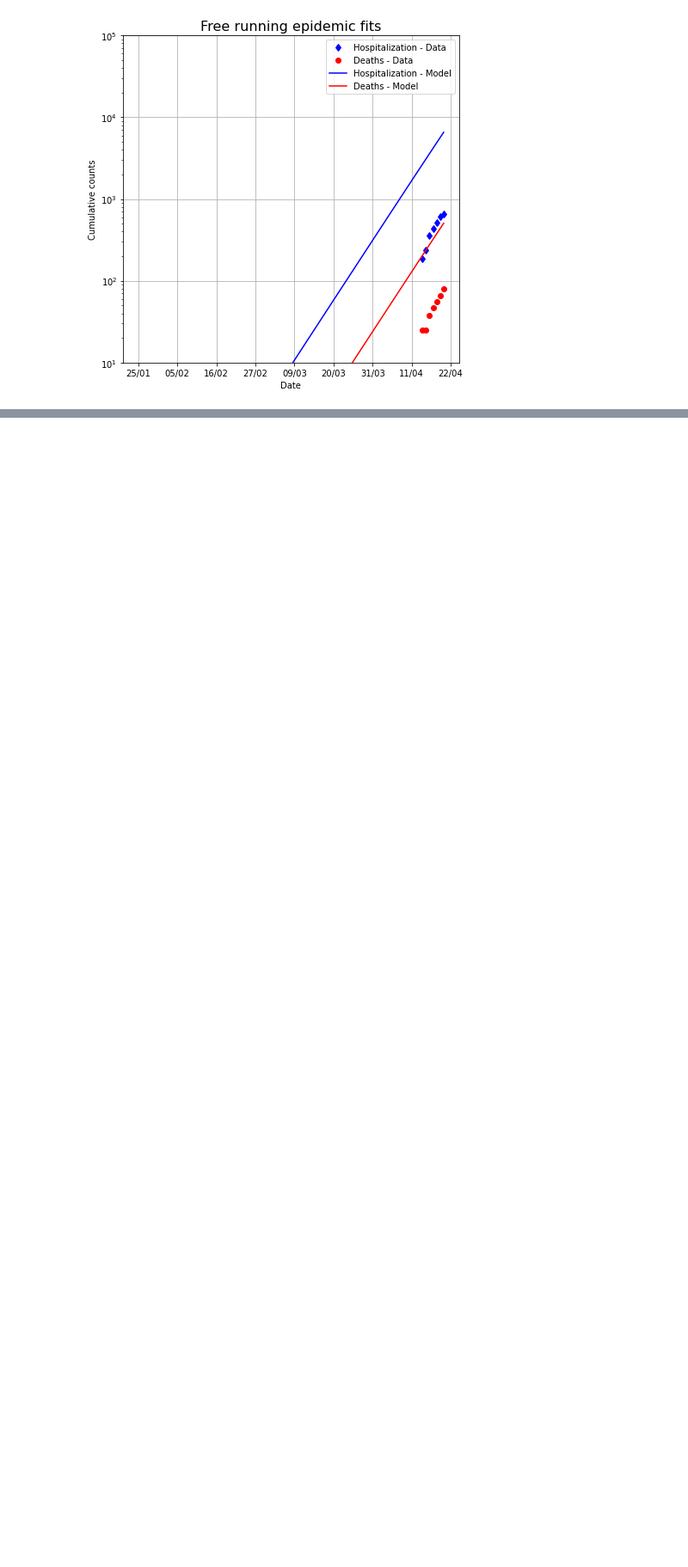
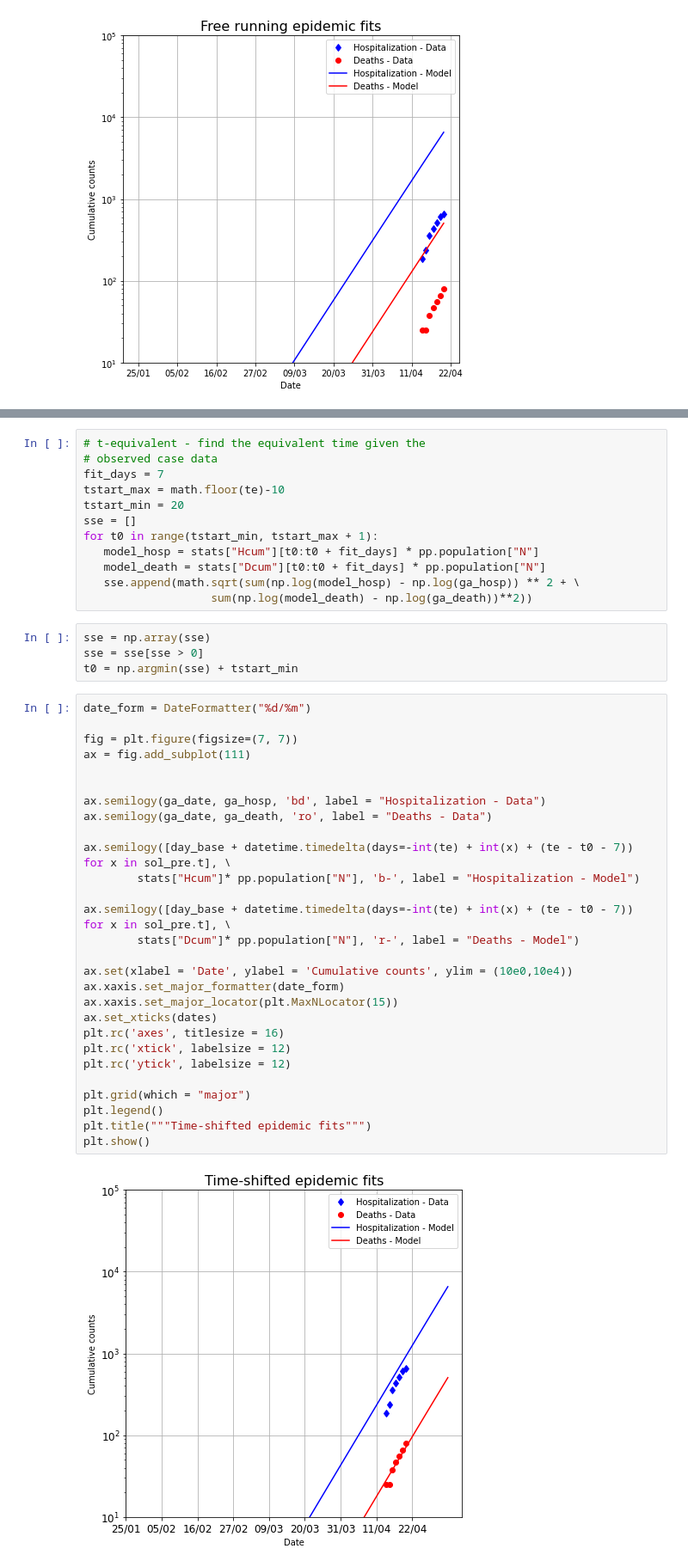
Before and after one commit to ddiannae/covid-19-ga-summer-2020, a Jupyter notebook: python/fit_covid_model.ipynb, the cells around one changed output, grey strips where cells are left out. Shown: that part at 86% size. Cells and saved outputs as stored; diff of their text form; blank space fills up the shorter version.

Commit message:
Adding the time shifting functionality

```diff
--- a/python/fit_covid_model.ipynb
+++ b/python/fit_covid_model.ipynb
@@ -109,0 +112,46 @@ plt.show()
+# %%
+# t-equivalent - find the equivalent time given the
+# observed case data
+fit_days = 7
+tstart_max = math.floor(te)-10
+tstart_min = 20
+sse = []
+for t0 in range(tstart_min, tstart_max + 1):
+   model_hosp = stats["Hcum"][t0:t0 + fit_days] * pp.population["N"]
+   model_death = stats["Dcum"][t0:t0 + fit_days] * pp.population["N"]
+   sse.append(math.sqrt(sum(np.log(model_hosp) - np.log(ga_hosp)) ** 2 + \
+                   sum(np.log(model_death) - np.log(ga_death))**2))
+# %%
+sse = np.array(sse)
+sse = sse[sse > 0]
+t0 = np.argmin(sse) + tstart_min
+# %%
+date_form = DateFormatter("%d/%m")
+
+fig = plt.figure(figsize=(7, 7))
+ax = fig.add_subplot(111)
+
+
+ax.semilogy(ga_date, ga_hosp, 'bd', label = "Hospitalization - Data")
+ax.semilogy(ga_date, ga_death, 'ro', label = "Deaths - Data")
+
+ax.semilogy([day_base + datetime.timedelta(days=-int(te) + int(x) + (te - t0 - 7)) for x in sol_pre.t], \
+        stats["Hcum"]* pp.population["N"], 'b-', label = "Hospitalization - Model")
+
+ax.semilogy([day_base + datetime.timedelta(days=-int(te) + int(x) + (te - t0 - 7)) for x in sol_pre.t], \
+        stats["Dcum"]* pp.population["N"], 'r-', label = "Deaths - Model")
+
+ax.set(xlabel = 'Date', ylabel = 'Cumulative counts', ylim = (10e0,10e4))
+ax.xaxis.set_major_formatter(date_form)
+ax.xaxis.set_major_locator(plt.MaxNLocator(15))
+ax.set_xticks(dates)
+plt.rc('axes', titlesize = 16)
+plt.rc('xtick', labelsize = 12)
+plt.rc('ytick', labelsize = 12)
+
+plt.grid(which = "major")
+plt.legend()
+plt.title("""Time-shifted epidemic fits""")
+plt.show()
+# %% [output]
+[figure, added]
```
Also changed, not shown: parts of 1 cell of this notebook.
